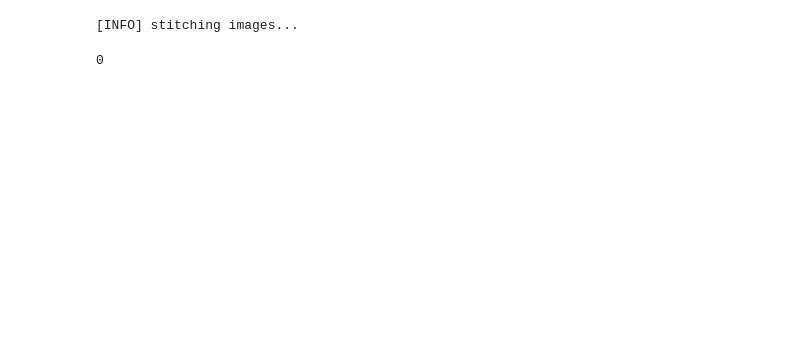
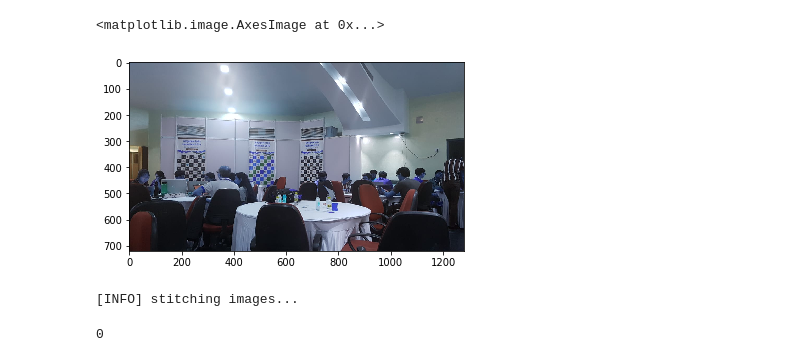
Before and after one commit to harshitadd/AirHero, a Jupyter notebook: ImageStich.py.ipynb, the cells around one changed output. Cells and saved outputs as stored; diff of their text form; code cells hidden in the pictures; blank space fills up the shorter version.

```diff
--- a/ImageStich.py.ipynb
+++ b/ImageStich.py.ipynb
@@ -21,3 +72,8 @@ images.append(im3)
+# %%
+plt.imshow(im3)
+# %% [output]
+<matplotlib.image.AxesImage at 0x...>
+[figure, added]
 # %%
 print("[INFO] stitching images...")
 stitcher = cv2.createStitcher() if imutils.is_cv3() else cv2.Stitcher_create()
```
Also changed, not shown: parts of 9 cells of this notebook.
